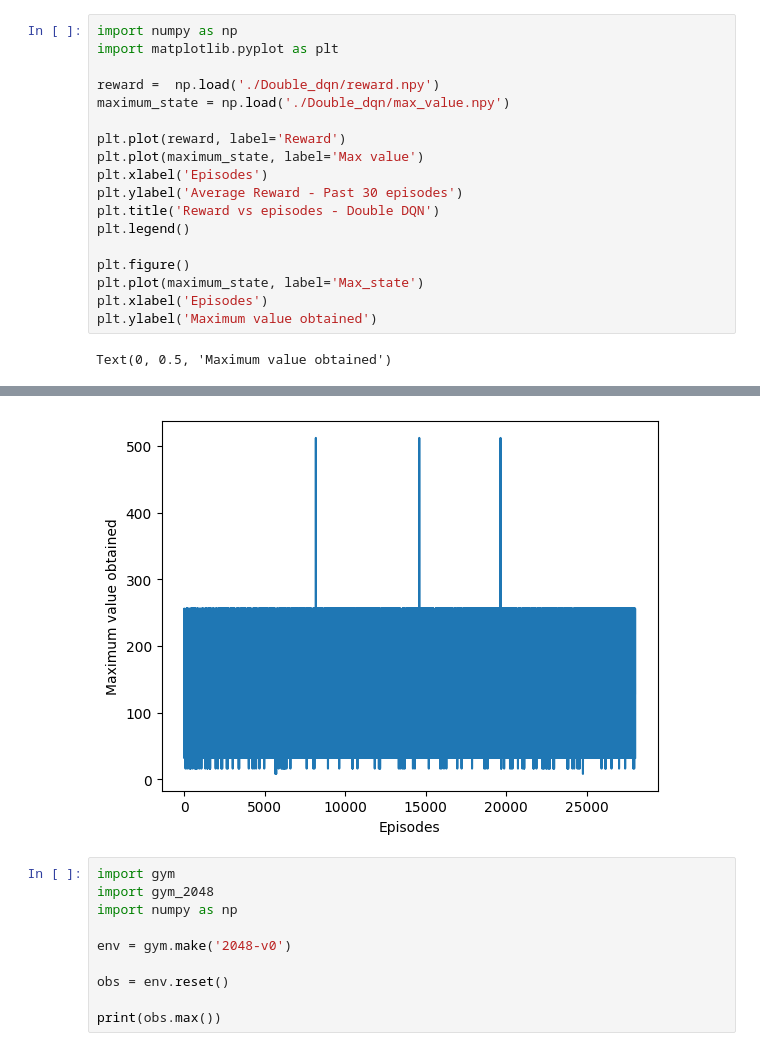
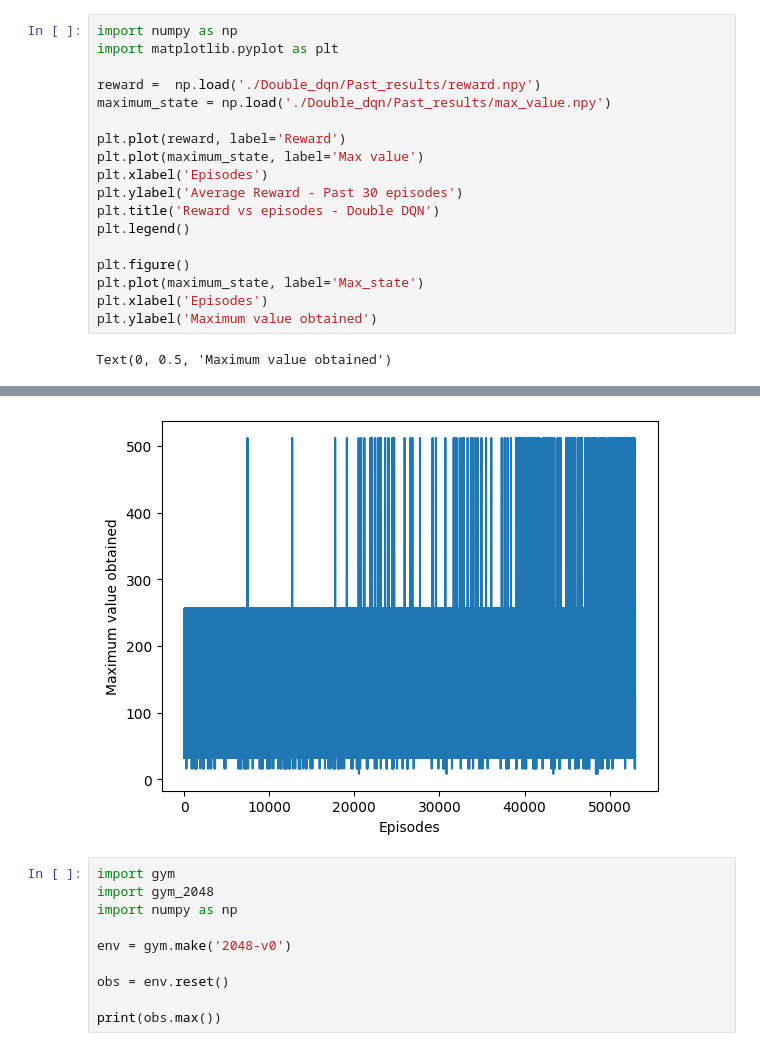
Before and after one commit to CelsoTC/Project4_Team4, a Jupyter notebook: plots.ipynb, the cells around one changed output, grey strips where cells are left out. Drawn from its saved outputs; the diff is of its cells as text.

Commit message:
Final results

```diff
--- a/plots.ipynb
+++ b/plots.ipynb
@@ -2,8 +2,8 @@
 import numpy as np
 import matplotlib.pyplot as plt
 
-reward =  np.load('./Double_dqn/reward.npy')
-maximum_state = np.load('./Double_dqn/max_value.npy')
+reward =  np.load('./Double_dqn/Past_results/reward.npy')
+maximum_state = np.load('./Double_dqn/Past_results/max_value.npy')
 
 plt.plot(reward, label='Reward')
 plt.plot(maximum_state, label='Max value')
@@ -22,4 +22,4 @@ Text(0, 0.5, 'Maximum value obtained')
-[figure, old version]
+[figure, new version]
 # %%
 import gym
 import gym_2048
```
Also changed, not shown: parts of 2 cells of this notebook, 4 other files.
